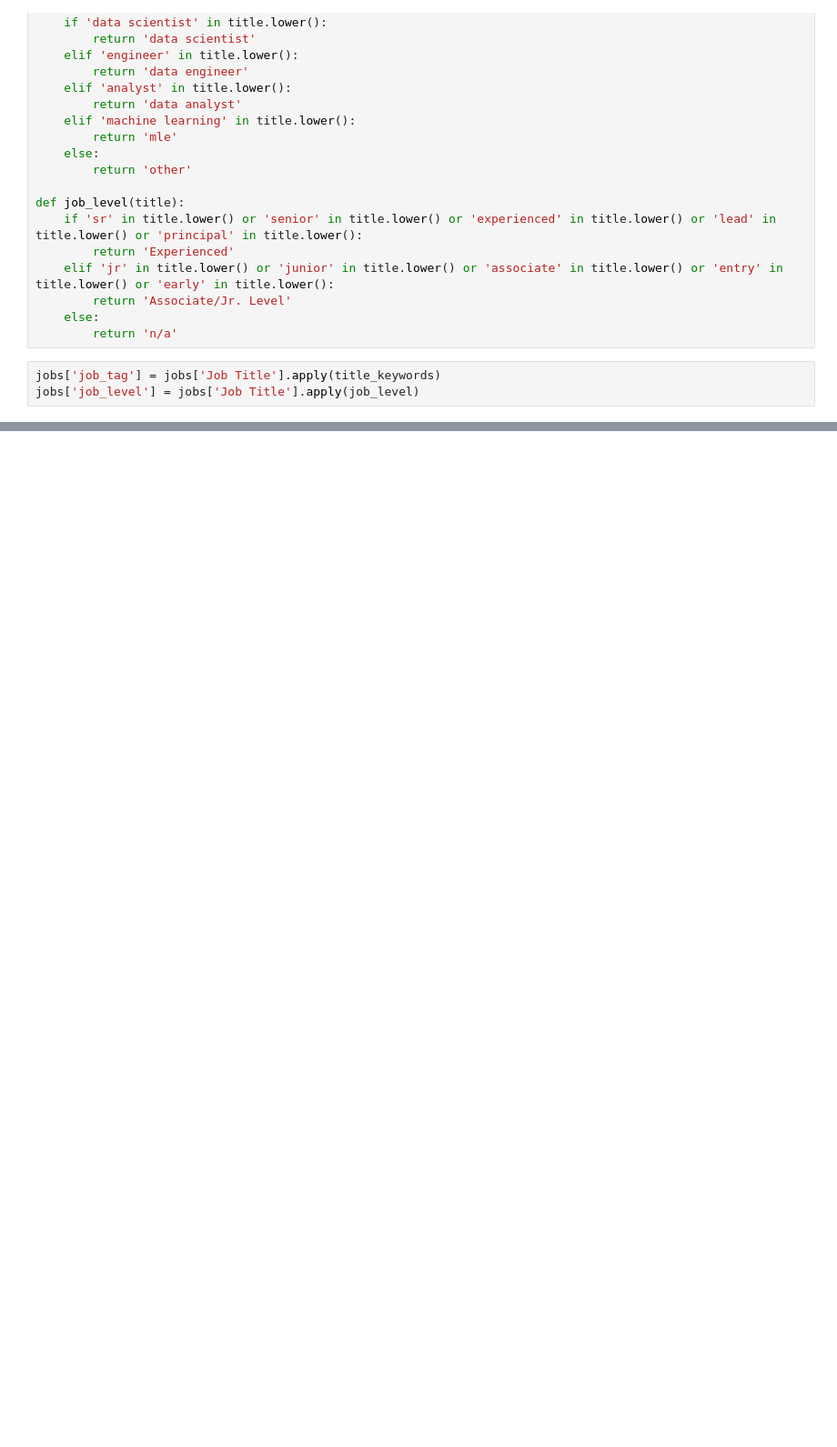
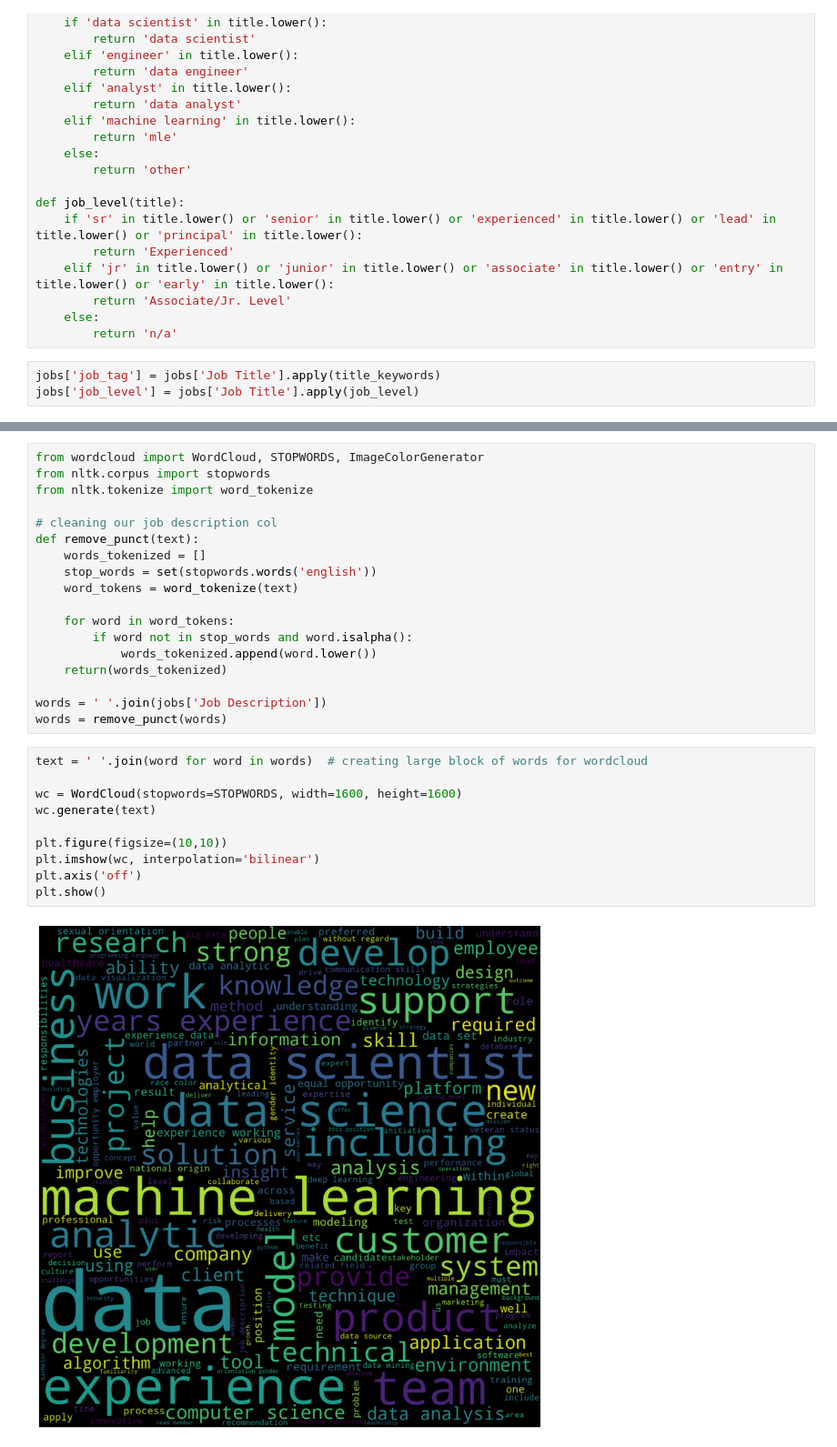
Before and after one commit to enwokoye94/DS-Salary-Analysis, a Jupyter notebook: Data Cleaning.ipynb, the cells around one changed output, grey strips where cells are left out. Shown at 91% size. Drawn from its saved outputs; the diff is of its cells as text; blank space fills up the shorter version.

Commit message:
more eda and wordcloud

```diff
--- a/Data Cleaning.ipynb
+++ b/Data Cleaning.ipynb
@@ -88 +92,31 @@ jobs.head(15)
+# %%
+from wordcloud import WordCloud, STOPWORDS, ImageColorGenerator
+from nltk.corpus import stopwords
+from nltk.tokenize import word_tokenize
+
+# cleaning our job description col
+def remove_punct(text):
+    words_tokenized = []
+    stop_words = set(stopwords.words('english'))
+    word_tokens = word_tokenize(text)
+
+    for word in word_tokens:
+        if word not in stop_words and word.isalpha():
+            words_tokenized.append(word.lower())
+    return(words_tokenized)
+
+words = ' '.join(jobs['Job Description'])
+words = remove_punct(words)
+# %%
+text = ' '.join(word for word in words)  # creating large block of words for wordcloud
+
+wc = WordCloud(stopwords=STOPWORDS, width=1600, height=1600)
+wc.generate(text)
+
+plt.figure(figsize=(10,10))
+plt.imshow(wc, interpolation='bilinear')
+plt.axis('off')
+plt.show()
+# %% [output]
+[figure, added]
 # %%
```
Also changed, not shown: parts of 7 cells of this notebook, 1 other file.
